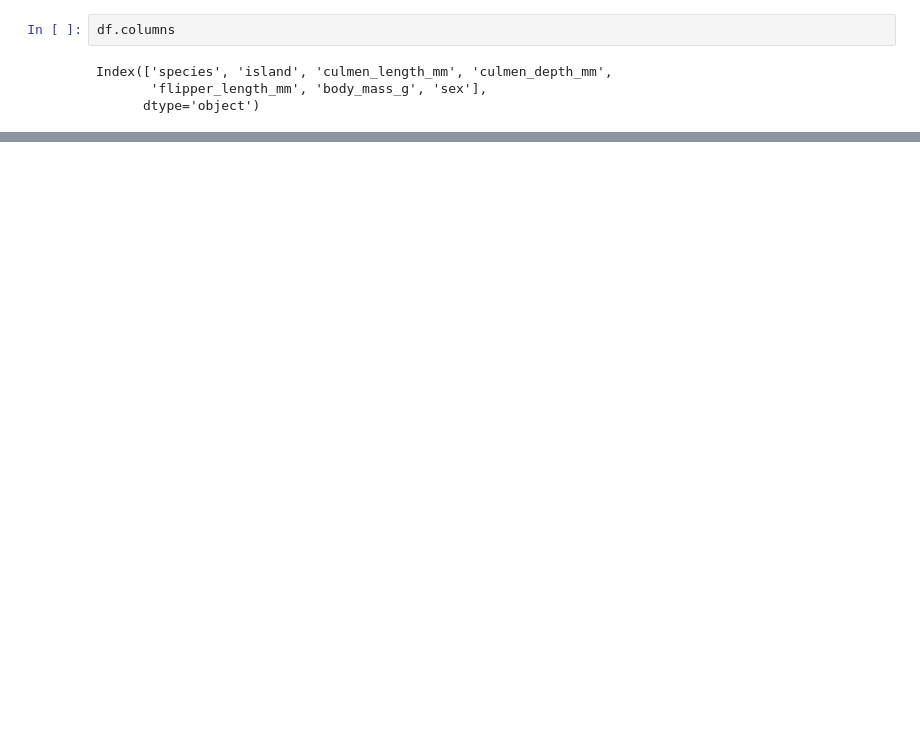
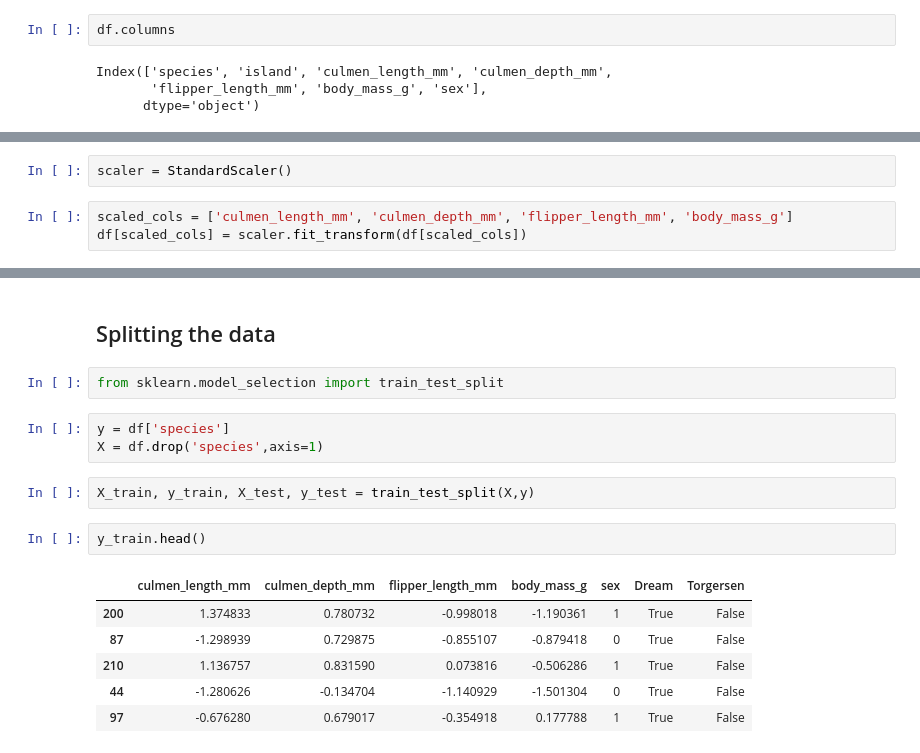
Before and after one commit to rashi-raturi/Palmer-Archipelago-Penguin-Data-EDA, a Jupyter notebook: eda.ipynb, the cells around one changed output, grey strips where cells are left out. Saved outputs shown, nothing was run; the diff lists cells and outputs as text; blank space fills up the shorter version.

```diff
--- a/eda.ipynb
+++ b/eda.ipynb
@@ -184,0 +255,5 @@ Index(['species', 'island', 'culmen_length_mm', 'culmen_depth_mm',
+# %%
+scaler = StandardScaler()
+# %%
+scaled_cols = ['culmen_length_mm', 'culmen_depth_mm', 'flipper_length_mm', 'body_mass_g']
+df[scaled_cols] = scaler.fit_transform(df[scaled_cols])
@@ -184,0 +266,18 @@ Index(['species', 'island', 'culmen_length_mm', 'culmen_depth_mm',
+# %% [markdown]
+## Splitting the data
+# %%
+from sklearn.model_selection import train_test_split
+# %%
+y = df['species']
+X = df.drop('species',axis=1)
+# %%
+X_train, y_train, X_test, y_test = train_test_split(X,y)
+# %%
+y_train.head()
+# %% [output]
+|  | culmen_length_mm | culmen_depth_mm | flipper_length_mm | body_mass_g | sex | Dream | Torgersen |
+| 200 | 1.374833 | 0.780732 | -0.998018 | -1.190361 | 1 | True | False |
+| 87 | -1.298939 | 0.729875 | -0.855107 | -0.879418 | 0 | True | False |
+| 210 | 1.136757 | 0.831590 | 0.073816 | -0.506286 | 1 | True | False |
+| 44 | -1.280626 | -0.134704 | -1.140929 | -1.501304 | 0 | True | False |
+| 97 | -0.676280 | 0.679017 | -0.354918 | 0.177788 | 1 | True | False |
```
Also changed, not shown: parts of 20 cells of this notebook.
